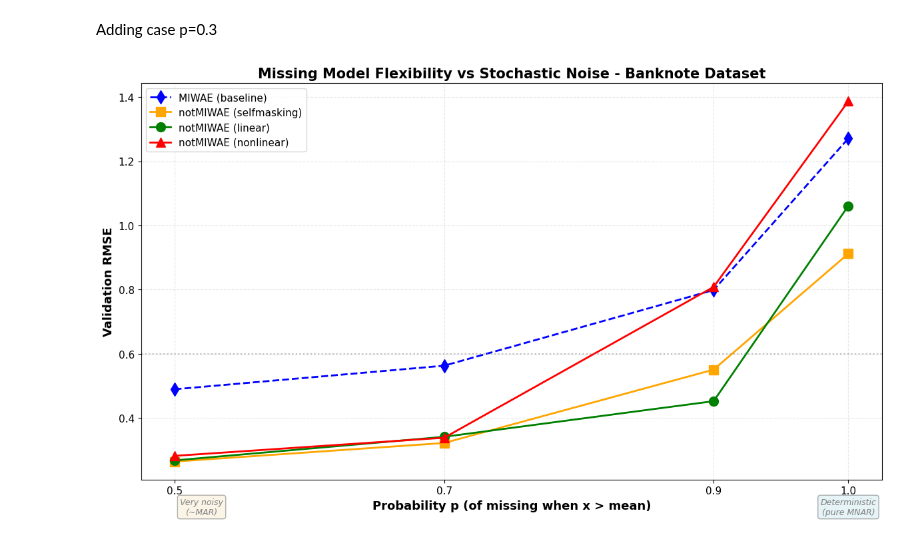
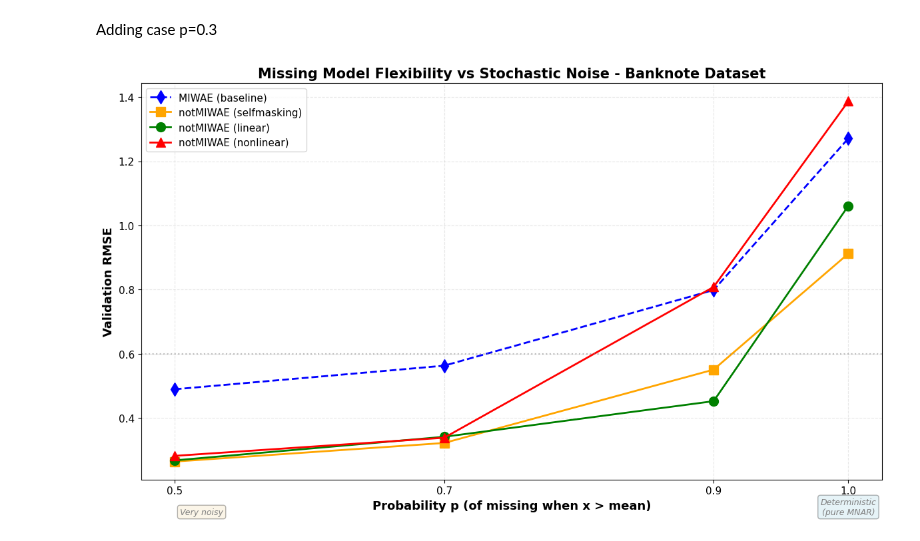
Before and after one commit to VincentGefflaut/notMIWAE-project, a Jupyter notebook: stochastic_missing_mechanism.ipynb, the cells around one changed output. Drawn from its saved outputs; the diff is of its cells as text; code cells hidden in the pictures.

```diff
--- a/stochastic_missing_mechanism.ipynb
+++ b/stochastic_missing_mechanism.ipynb
@@ -330,32 +330,32 @@ plt.figure(figsize=(12, 7))
 
 # Plot each model
 plt.plot(df_miwae['p'], df_miwae['RMSE_val'], 'd-',
          label='MIWAE (baseline)', linewidth=2, markersize=10, color='blue', linestyle='--')
 plt.plot(df_selfmasking['p'], df_selfmasking['RMSE_val'], 's-',
          label='notMIWAE (selfmasking)', linewidth=2, markersize=10, color='orange')
 plt.plot(df_linear['p'], df_linear['RMSE_val'], 'o-',
          label='notMIWAE (linear)', linewidth=2, markersize=10, color='green')
 plt.plot(df_nonlinear['p'], df_nonlinear['RMSE_val'], '^-',
          label='notMIWAE (nonlinear)', linewidth=2, markersize=10, color='red')
 
 plt.xlabel('Probability p (of missing when x > mean)', fontsize=13, fontweight='bold')
 plt.ylabel('Validation RMSE', fontsize=13, fontweight='bold')
 plt.title('Missing Model Flexibility vs Stochastic Noise - Banknote Dataset',
           fontsize=15, fontweight='bold')
 plt.legend(fontsize=11, loc='best')
 plt.grid(True, alpha=0.3, linestyle='--')
 plt.xticks(P_VALUES, fontsize=11)
 plt.yticks(fontsize=11)
 
 # Add annotations
 plt.axhline(y=0.6, color='gray', linestyle=':', alpha=0.5)
-plt.text(0.52, 0.1, 'Very noisy\n(~MAR)', ha='center', fontsize=9,
+plt.text(0.52, 0.1, 'Very noisy', ha='center', fontsize=9,
          style='italic', color='gray', bbox=dict(boxstyle='round', facecolor='wheat', alpha=0.3))
 plt.text(1.0, 0.1, 'Deterministic\n(pure MNAR)', ha='center', fontsize=9,
          style='italic', color='gray', bbox=dict(boxstyle='round', facecolor='lightblue', alpha=0.3))
 
 plt.tight_layout()
 plt.savefig('missing_model_flexibility_vs_noise_banknote.png', dpi=300)
 plt.show()
 # %% [output]
-[figure, old version]
+[figure, new version]
```
Also changed, not shown: 1 other file.
